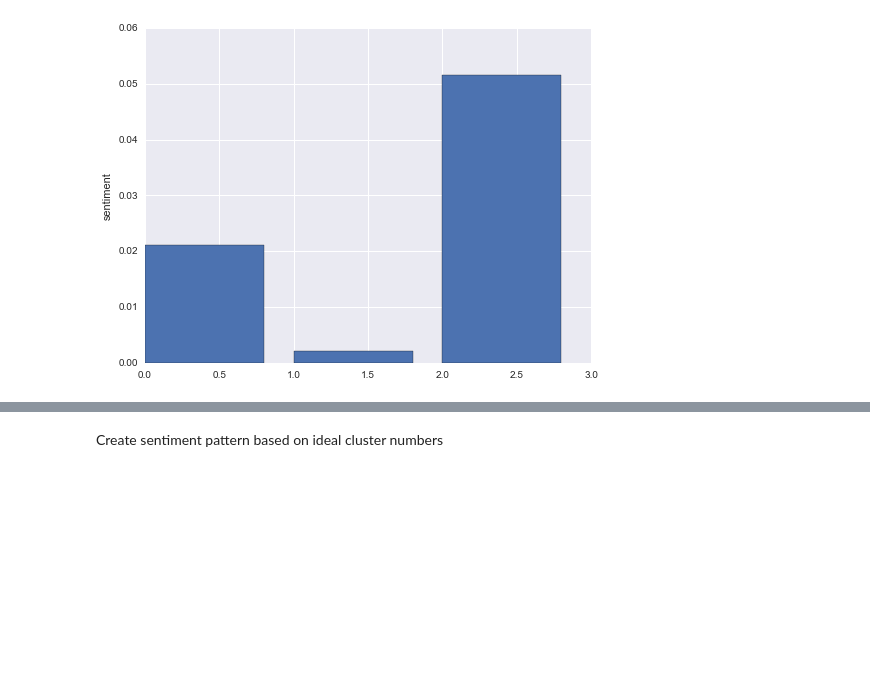
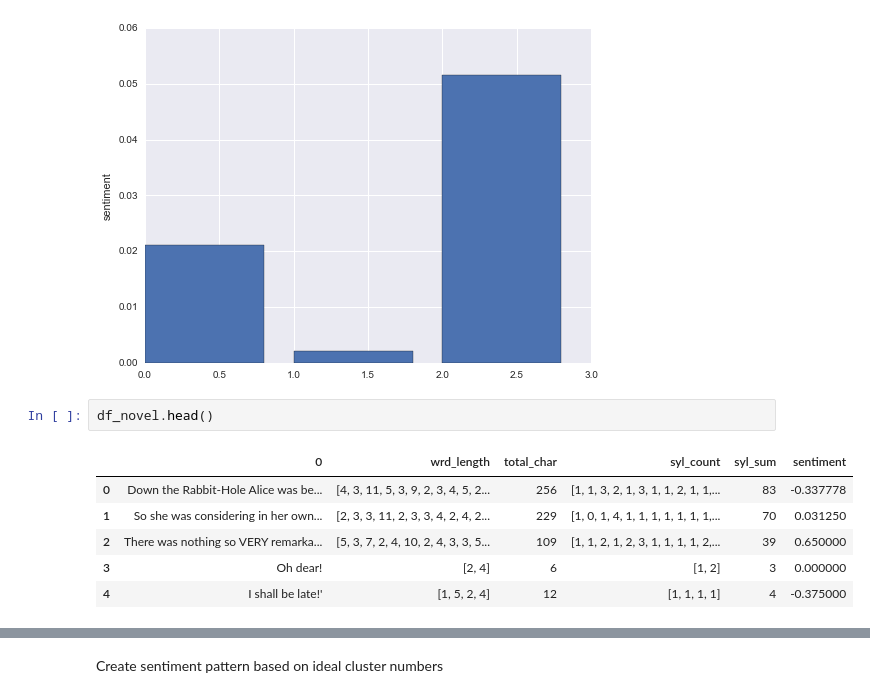
Before and after one commit to ravenruckus/novel_processing, a Jupyter notebook: novel_processing/alice_wonderland.ipynb, the cells around one changed output, grey strips where cells are left out. Saved outputs shown, nothing was run; the diff lists cells and outputs as text; blank space fills up the shorter version.

```diff
--- a/novel_processing/alice_wonderland.ipynb
+++ b/novel_processing/alice_wonderland.ipynb
@@ -554,3 +554,12 @@ plt.ylabel('sentiment')
 plt.show()
 # %% [output]
 [figure]
+# %%
+df_novel.head()
+# %% [output]
+|  | 0 | wrd_length | total_char | syl_count | syl_sum | sentiment |
+| 0 | Down the Rabbit-Hole Alice was be... | [4, 3, 11, 5, 3, 9, 2, 3, 4, 5, 2... | 256 | [1, 1, 3, 2, 1, 3, 1, 1, 2, 1, 1,... | 83 | -0.337778 |
+| 1 | So she was considering in her own... | [2, 3, 3, 11, 2, 3, 3, 4, 2, 4, 2... | 229 | [1, 0, 1, 4, 1, 1, 1, 1, 1, 1, 1,... | 70 | 0.031250 |
+| 2 | There was nothing so VERY remarka... | [5, 3, 7, 2, 4, 10, 2, 4, 3, 3, 5... | 109 | [1, 1, 2, 1, 2, 3, 1, 1, 1, 1, 2,... | 39 | 0.650000 |
+| 3 | Oh dear! | [2, 4] | 6 | [1, 2] | 3 | 0.000000 |
+| 4 | I shall be late!' | [1, 5, 2, 4] | 12 | [1, 1, 1, 1] | 4 | -0.375000 |
```
Also changed, not shown: parts of 11 cells of this notebook, 18 other files.
